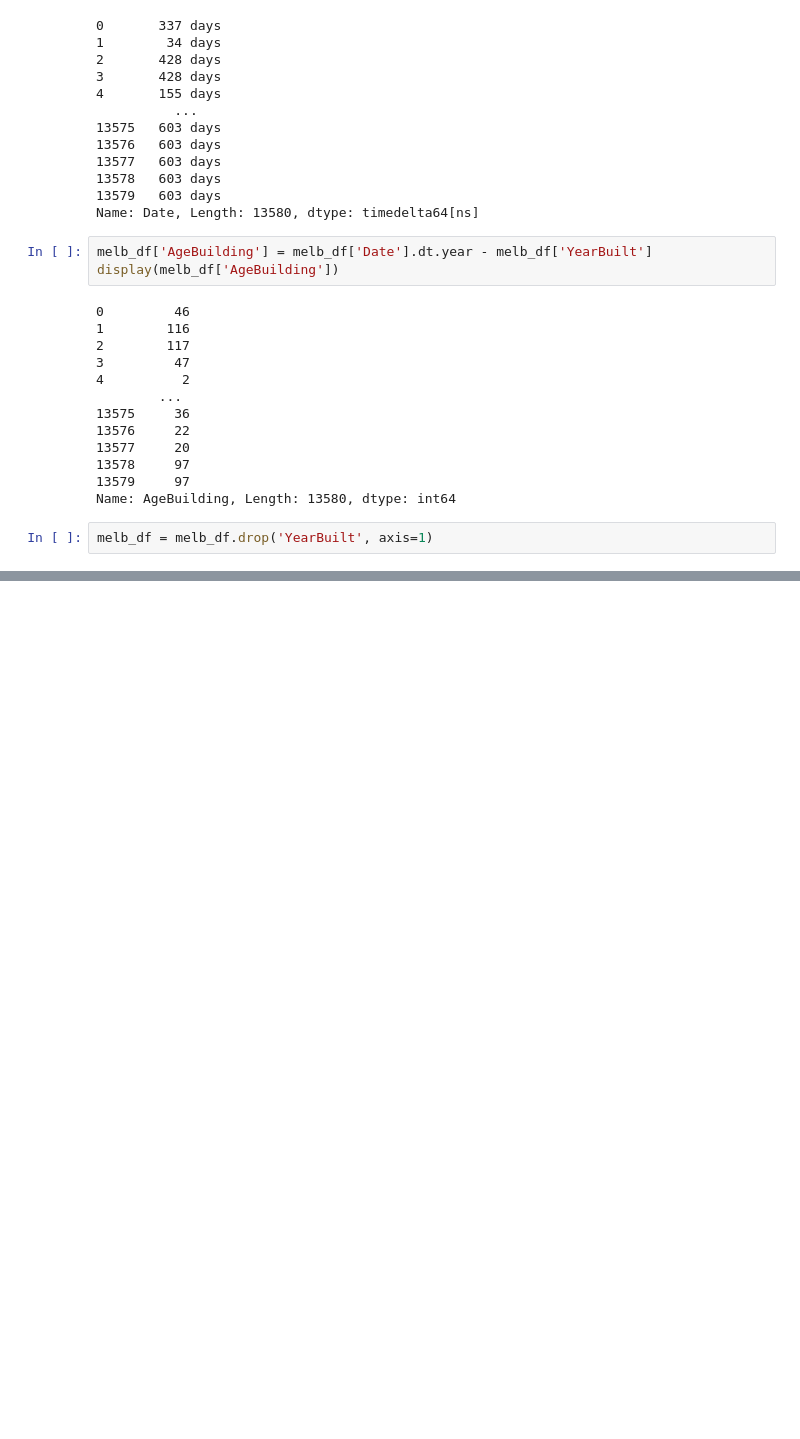
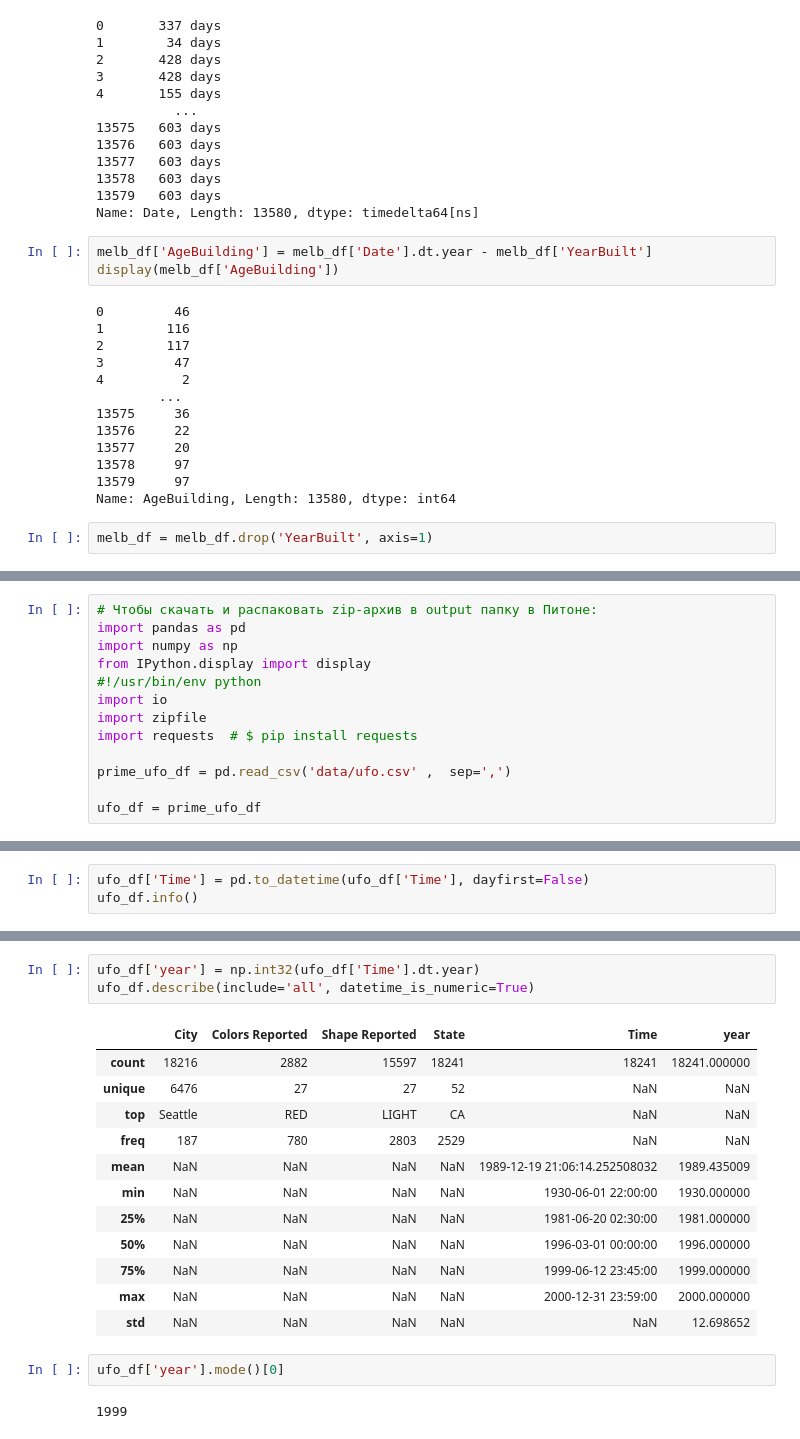
Before and after one commit to Dekoz3/VS_code, a Jupyter notebook: Задания Skillfactory/PY11_Pandas/PY11_Pandas_theory.ipynb, the cells around one changed output, grey strips where cells are left out. Saved outputs shown, nothing was run; the diff lists cells and outputs as text; blank space fills up the shorter version.

```diff
--- a/Задания Skillfactory/PY11_Pandas/PY11_Pandas_theory.ipynb
+++ b/Задания Skillfactory/PY11_Pandas/PY11_Pandas_theory.ipynb
@@ -216,0 +245,13 @@ melb_df = melb_df.drop('YearBuilt', axis=1)
+# %%
+# Чтобы скачать и распаковать zip-архив в output папку в Питоне:
+import pandas as pd
+import numpy as np
+from IPython.display import display
+#!/usr/bin/env python
+import io
+import zipfile
+import requests  # $ pip install requests
+
+prime_ufo_df = pd.read_csv('data/ufo.csv' ,  sep=',')
+
+ufo_df = prime_ufo_df
@@ -216,0 +274,3 @@ melb_df = melb_df.drop('YearBuilt', axis=1)
+# %%
+ufo_df['Time'] = pd.to_datetime(ufo_df['Time'], dayfirst=False)
+ufo_df.info()
@@ -216,0 +291,20 @@ melb_df = melb_df.drop('YearBuilt', axis=1)
+# %%
+ufo_df['year'] = np.int32(ufo_df['Time'].dt.year)
+ufo_df.describe(include='all', datetime_is_numeric=True)
+# %% [output]
+|  | City | Colors Reported | Shape Reported | State | Time | year |
+| count | 18216 | 2882 | 15597 | 18241 | 18241 | 18241.000000 |
+| unique | 6476 | 27 | 27 | 52 | NaN | NaN |
+| top | Seattle | RED | LIGHT | CA | NaN | NaN |
+| freq | 187 | 780 | 2803 | 2529 | NaN | NaN |
+| mean | NaN | NaN | NaN | NaN | 1989-12-19 21:06:14.252508032 | 1989.435009 |
+| min | NaN | NaN | NaN | NaN | 1930-06-01 22:00:00 | 1930.000000 |
+| 25% | NaN | NaN | NaN | NaN | 1981-06-20 02:30:00 | 1981.000000 |
+| 50% | NaN | NaN | NaN | NaN | 1996-03-01 00:00:00 | 1996.000000 |
+| 75% | NaN | NaN | NaN | NaN | 1999-06-12 23:45:00 | 1999.000000 |
+| max | NaN | NaN | NaN | NaN | 2000-12-31 23:59:00 | 2000.000000 |
+| std | NaN | NaN | NaN | NaN | NaN | 12.698652 |
+# %%
+ufo_df['year'].mode()[0]
+# %% [output]
+1999
```
Also changed, not shown: parts of 17 cells of this notebook, 2 other files.
